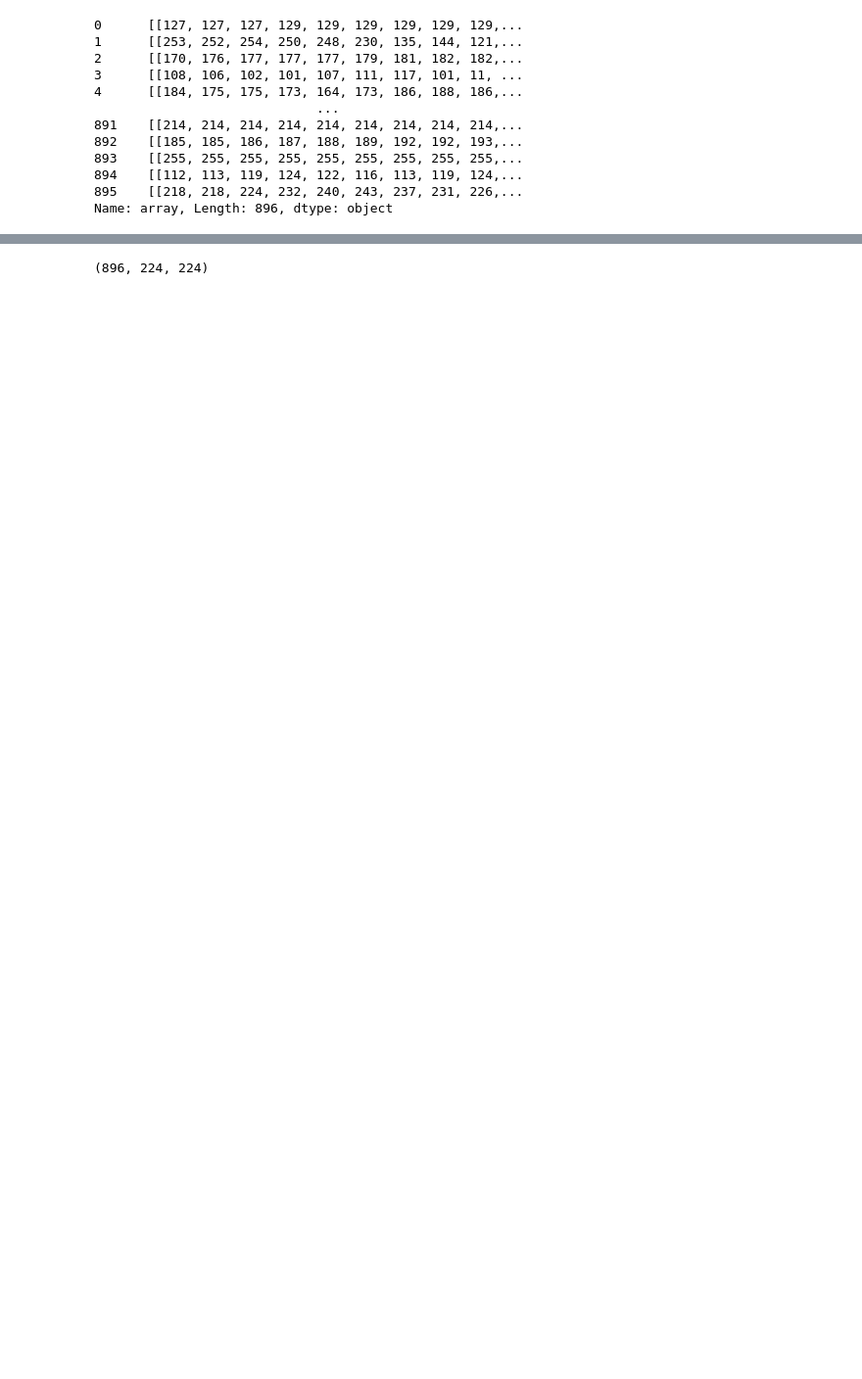
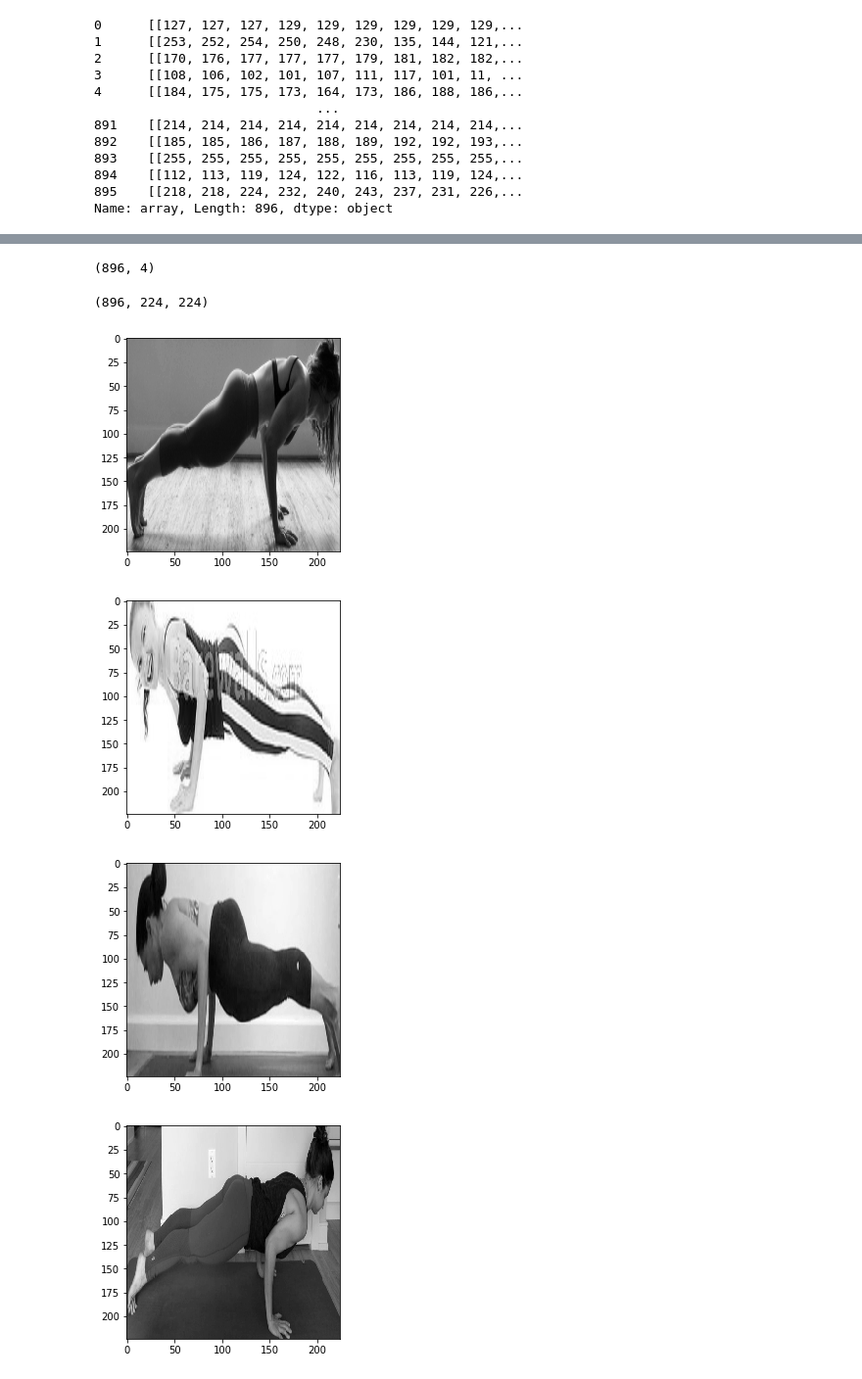
Before and after one commit to meryreddoor/Yoga_Pose_Detector, a Jupyter notebook: Model_v2.ipynb, the cells around one changed output, grey strips where cells are left out. Shown: that part at 98% size. Saved outputs shown, nothing was run; the diff lists cells and outputs as text; code cells hidden in the pictures; blank space fills up the shorter version.

```diff
--- a/Model_v2.ipynb
+++ b/Model_v2.ipynb
@@ -32,3 +82,7 @@ y = data.pose
+# %%
+y.shape
+# %% [output]
+(896, 4)
 # %%
 X.shape
 # %% [output]
@@ -47,3 +101,16 @@ else:
     X_train = X_train.reshape(X_train.shape[0], img_rows, img_cols, 1)
     X_test = X_test.reshape(X_test.shape[0], img_rows, img_cols, 1)
     input_shape = (img_rows, img_cols, 1)
+# %%
+%matplotlib inline
+import matplotlib.pyplot as plt
+columns = 5
+for i in range(columns):
+    plt.figure()
+    im = X[i]
+    plt.imshow(im,cmap="gray")
+# %% [output]
+[figure, added]
+[figure, added]
+[figure, added]
+[figure, added]
```
Also changed, not shown: parts of 13 cells of this notebook.
